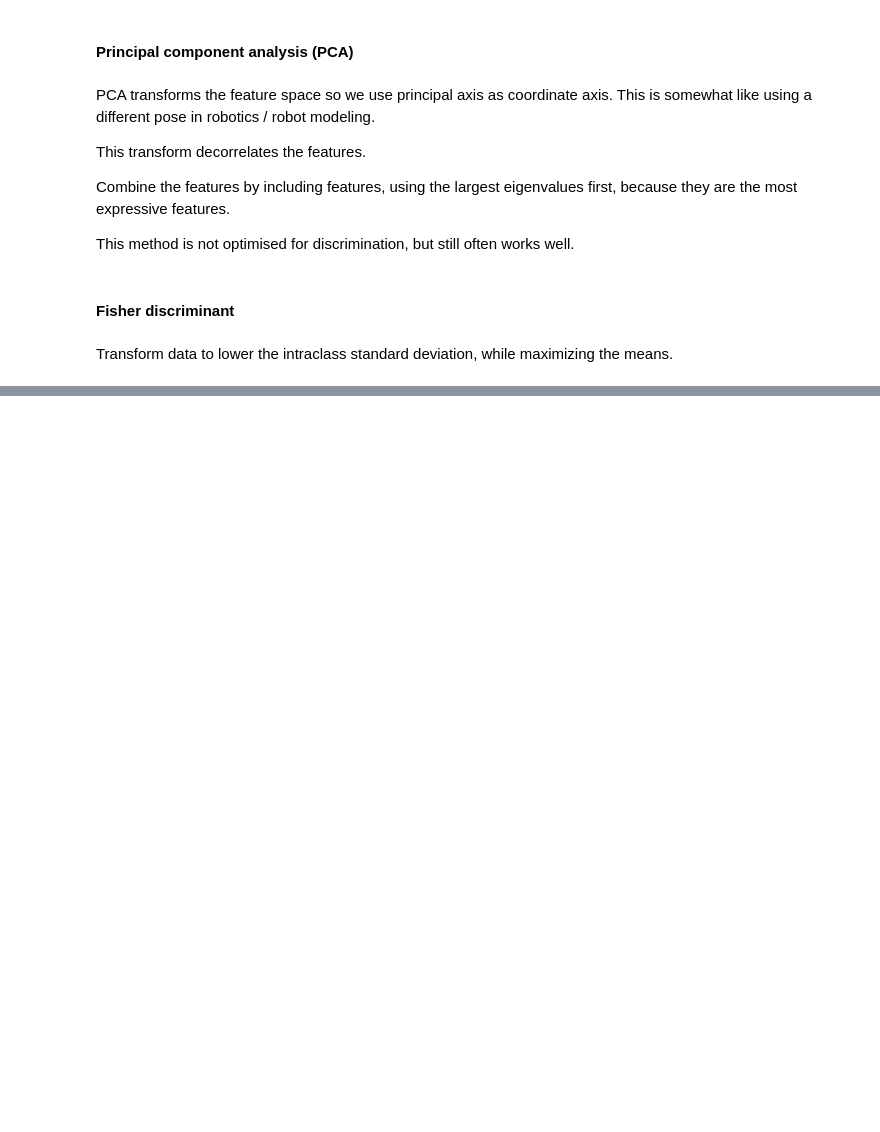
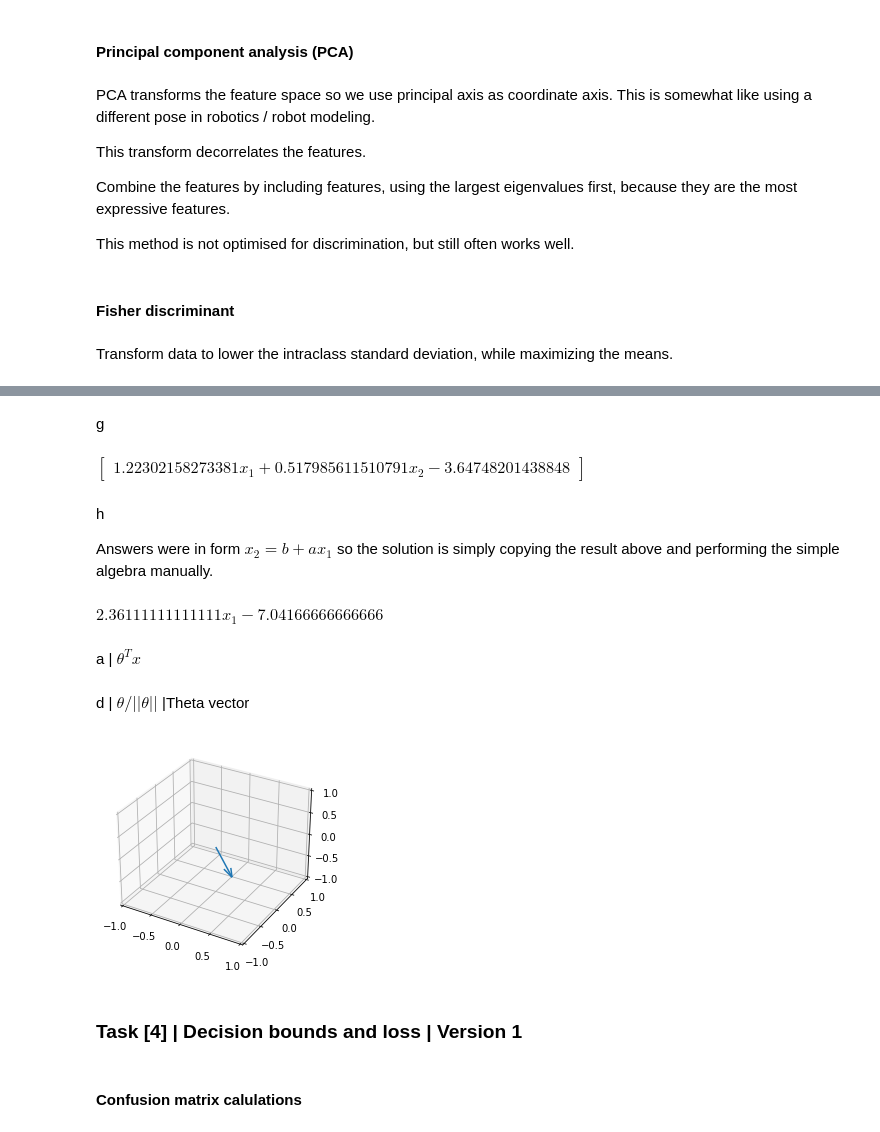
Before and after one commit to andreasnonslid/examPrepELE520, a Jupyter notebook: main.ipynb, the cells around one changed output, grey strips where cells are left out. Saved outputs shown, nothing was run; the diff lists cells and outputs as text; code cells hidden in the pictures; blank space fills up the shorter version.

Commit message:
Final version, used at exam 04.05.2022

```diff
--- a/main.ipynb
+++ b/main.ipynb
@@ -974,0 +1130,13 @@ Transform data to lower the intraclass standard deviation, while maximizing the
+# %%
+chi1 = np.array([[3,2],[3,1.5],[2.5,3]]) # Class 1
+chi2 = np.array([[1,2],[2,1],[1.1,3]]) # Class 2
+ones = np.ones([len(chi1)+len(chi2),1]) # Augment
+X = np.concatenate((chi1,chi2),axis=0)
+X = np.concatenate((X,ones),axis=1) # All put into one with (dim1,dim2,1)
+print('X:\n',X,'\n')
+y1 = np.ones([len(chi1),1])
+y2 = -1*np.ones([len(chi1),1])
+Y = np.concatenate((y1,y2),axis=0) # Result axis, Class 1 = 1, Class 2 = -1
+
+theta = np.dot(np.dot(np.linalg.inv(np.dot(X.T, X)),X.T),Y)
+print(theta)
@@ -974,0 +1155,22 @@ Transform data to lower the intraclass standard deviation, while maximizing the
+# %% [markdown]
+g
+# %%
+x1,x2 = sym.symbols('x_1, x_2')
+x = sym.Matrix([x1,x2,1])
+theta = sym.Matrix(theta)
+g = x.T*theta
+g
+# %% [output]
+$\displaystyle \left[\begin{matrix}1.22302158273381 x_{1} + 0.517985611510791 x_{2} - 3.64748201438848\end{matrix}\right]$
+# %% [markdown]
+h
+
+Answers were in form $x_2=b+ax_1$ so the solution is simply copying the result above and performing the simple algebra manually.
+# %%
+x1 = sym.symbols('x_1')
+ans = (theta[0]*x1+theta[2])/theta[1]
+ans
+# %% [output]
+$\displaystyle 2.36111111111111 x_{1} - 7.04166666666666$
+# %% [markdown]
+a | $\theta^Tx$
@@ -974,0 +1182,11 @@ Transform data to lower the intraclass standard deviation, while maximizing the
+# %% [markdown]
+d | $\theta/||\theta||$ |Theta vector
+# %%
+thetaVector = theta/np.linalg.norm(theta,ord=1)
+plotVector(thetaVector)
+# %% [output]
+[figure, added]
+# %% [markdown]
+### Task **[4]** | Decision bounds and loss | Version 1
+# %% [markdown]
+#### Confusion matrix calulations
```
Also changed, not shown: parts of 83 cells of this notebook.
